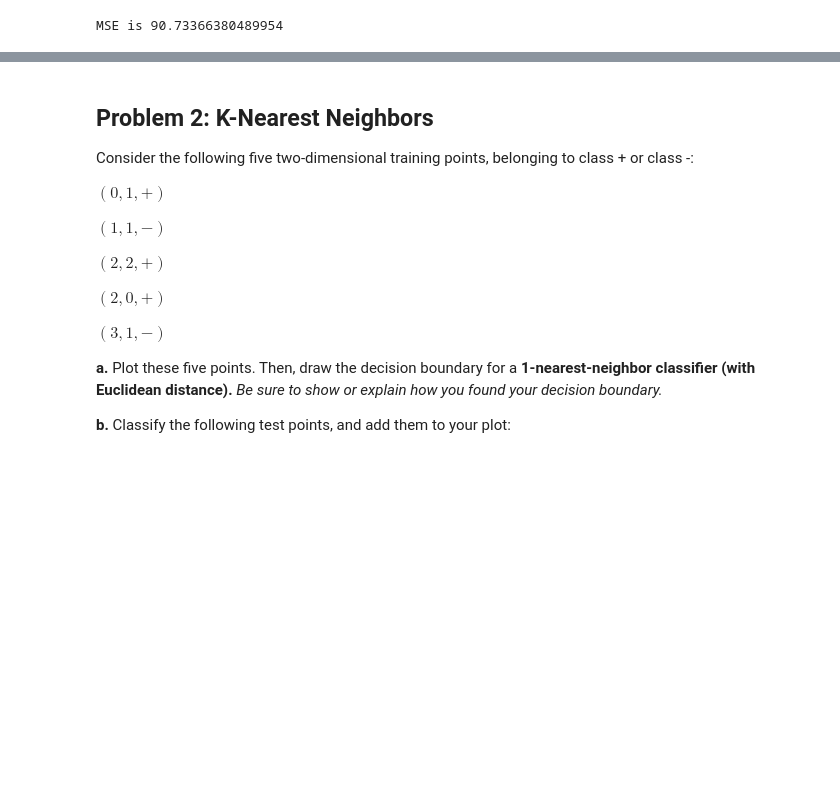
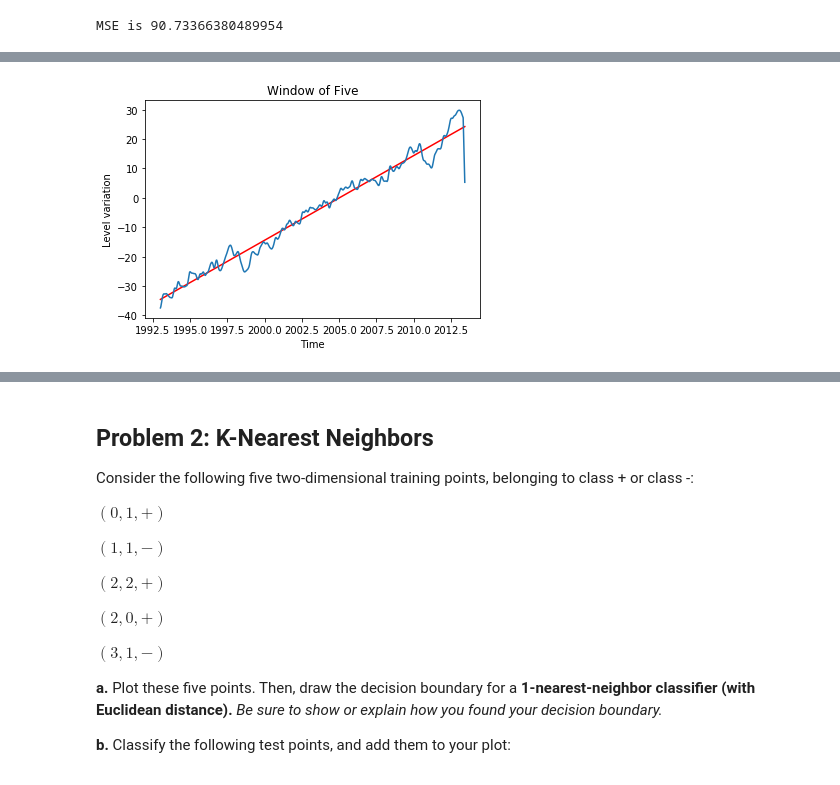
Before and after one commit to AtlasUnion/EC414, a Jupyter notebook: homework/hw3/EC414_HW3.ipynb, the cells around one changed output, grey strips where cells are left out. Drawn from its saved outputs; the diff is of its cells as text; code cells hidden in the pictures; blank space fills up the shorter version.

```diff
--- a/homework/hw3/EC414_HW3.ipynb
+++ b/homework/hw3/EC414_HW3.ipynb
@@ -213,0 +137,81 @@ MSE for window size fifteen is 114.27978357225277
+# %%
+# Part c - data transformations #
+# ROLLING MEAN
+
+# # Repeat parts a and b for rolling mean
+
+# part a
+y_window_five = np.zeros(num_of_data)
+y_window_seven = np.zeros(num_of_data)
+y_window_fifteen = np.zeros(num_of_data)
+
+y_axis_pad_five = np.concatenate((y_axis, np.zeros(4)))
+y_axis_pad_seven = np.concatenate((y_axis, np.zeros(6)))
+y_axis_pad_fifteen = np.concatenate((y_axis, np.zeros(14)))
+
+for i in range(num_of_data):
+    sum = 0
+    for j in range(5):
+        sum += y_axis_pad_five[i+j]
+    y_window_five[i] = (sum/5)
+
+for i in range(num_of_data):
+    sum = 0
+    for j in range(7):
+        sum += y_axis_pad_seven[i+j]
+    y_window_seven[i] = (sum/7)
+
+for i in range(num_of_data):
+    sum = 0
+    for j in range(15):
+        sum += y_axis_pad_fifteen[i+j]
+    y_window_fifteen[i] = (sum/15)
+
+a_five, b_five = ols(x_axis, y_window_five, num_of_data)
+a_seven, b_seven = ols(x_axis, y_window_seven, num_of_data)
+a_fifteen, b_fifteen = ols(x_axis, y_window_fifteen, num_of_data)
+
+y_five = a_five*x_axis + b_five
+y_seven = a_seven*x_axis + b_seven
+y_fifteen = a_fifteen*x_axis + b_fifteen
+
+convient_plot(x_axis, y_window_five, y_five, "Time", "Level variation", "Window of Five")
+convient_plot(x_axis, y_window_seven, y_seven, "Time", "Level variation", "Window of Seven")
+convient_plot(x_axis, y_window_fifteen, y_fifteen, "Time", "Level variation", "Window of Fifteen")
+
+## part b
+y_window_five_test = np.zeros(num_of_data_test)
+y_window_seven_test = np.zeros(num_of_data_test)
+y_window_fifteen_test = np.zeros(num_of_data_test)
+
+y_axis_test_pad_five = np.concatenate((y_axis_test, np.zeros(4)))
+y_axis_test_pad_seven = np.concatenate((y_axis_test, np.zeros(6)))
+y_axis_test_pad_fifteen = np.concatenate((y_axis_test, np.zeros(14)))
+
+for i in range(num_of_data_test):
+    sum = 0
+    for j in range(5):
+        sum += y_axis_test_pad_five[i+j]
+    y_window_five_test[i] = (sum/5)
+
+for i in range(num_of_data_test):
+    sum = 0
+    for j in range(7):
+        sum += y_axis_test_pad_seven[i+j]
+    y_window_seven_test[i] = (sum/7)
+
+for i in range(num_of_data_test):
+    sum = 0
+    for j in range(15):
+        sum += y_axis_test_pad_fifteen[i+j]
+    y_window_fifteen_test[i] = (sum/15)
+
+MSE_five = calculate_MSE(a_five, b_five, x_axis_test, y_window_five_test, num_of_data_test)
+MSE_seven = calculate_MSE(a_seven, b_seven, x_axis_test, y_window_seven_test, num_of_data_test)
+MSE_fifteen = calculate_MSE(a_fifteen, b_fifteen, x_axis_test, y_window_fifteen_test, num_of_data_test)
+
+
+print("MSE for window size five is", MSE_five)
+print("MSE for window size seven is", MSE_seven)
+print("MSE for window size fifteen is", MSE_fifteen)
+# %% [output]
@@ -213,0 +221 @@ MSE for window size fifteen is 114.27978357225277
+[figure, added]
```
Also changed, not shown: parts of 15 cells of this notebook, 1 other file.
